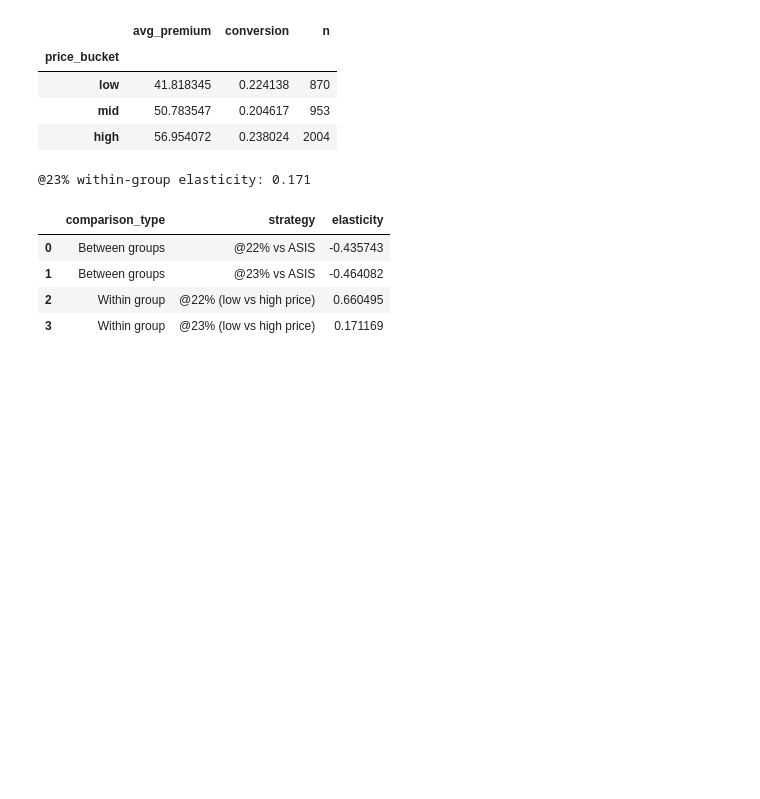
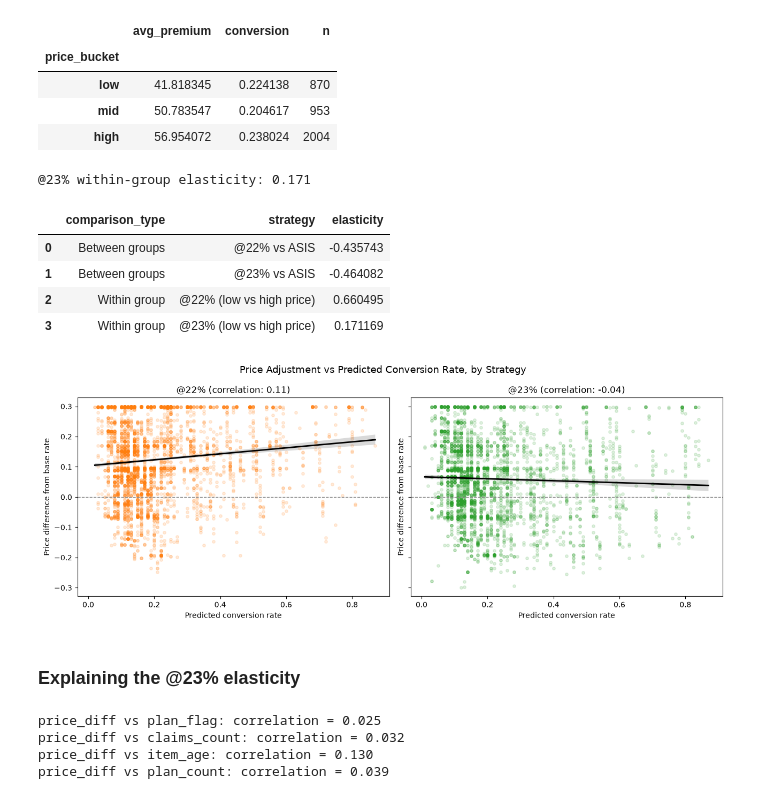
Before and after one commit to SiriJ079/dg-pricing-analysis-case-study, a Jupyter notebook: notebooks/04_task_c_price_elasticity.ipynb, the cells around one changed output. Cells and saved outputs as stored; diff of their text form; code cells hidden in the pictures; blank space fills up the shorter version.

```diff
--- a/notebooks/04_task_c_price_elasticity.ipynb
+++ b/notebooks/04_task_c_price_elasticity.ipynb
@@ -149,3 +149,58 @@ elasticity_summary.to_csv("../outputs/tables/task_c_elasticity.csv", index=False
 | 1 | Between groups | @23% vs ASIS | -0.464082 |
 | 2 | Within group | @22% (low vs high price) | 0.660495 |
 | 3 | Within group | @23% (low vs high price) | 0.171169 |
+# %%
+import matplotlib.pyplot as plt
+import seaborn as sns
+from pathlib import Path
+
+plot_data = df_analysis[df_analysis["pricing_point"].isin(["@22%", "@23%"])]
+
+fig, axes = plt.subplots(1, 2, figsize=(13, 5), sharey=True, sharex=True)
+
+for ax, strategy, color in zip(axes, ["@22%", "@23%"], ["tab:orange", "tab:green"]):
+    subset = plot_data[plot_data["pricing_point"] == strategy]
+
+    sns.regplot(
+        data=subset,
+        x="predictedconversionrate",
+        y="price_diff",
+        scatter_kws={"alpha": 0.15, "s": 15, "color": color},
+        line_kws={"color": "black", "linewidth": 2},
+        ax=ax
+    )
+
+    corr = subset["price_diff"].corr(subset["predictedconversionrate"])
+    ax.set_title(f"{strategy} (correlation: {corr:.2f})")
+    ax.axhline(0, color="grey", linestyle="--", linewidth=1)
+    ax.set_xlabel("Predicted conversion rate")
+    ax.set_ylabel("Price difference from base rate")
+
+fig.suptitle("Price Adjustment vs Predicted Conversion Rate, by Strategy", fontsize=13)
+plt.tight_layout()
+plt.savefig(FIGURES_DIR / "price_diff_vs_predicted_conversion.png", dpi=200, bbox_inches="tight")
+plt.show()
+# %% [output]
+[figure, added]
+# %% [markdown]
+### Explaining the @23% elasticity
+# %%
+candidate_vars = [
+    "plan_flag",
+    "item_category_name_enc",
+    "claims_count",
+    "item_age",
+    "plan_count"
+]
+
+subset_23 = df_analysis[df_analysis["pricing_point"] == "@23%"].copy()
+
+for col in candidate_vars:
+    if col in subset_23.columns:
+        corr = subset_23["price_diff"].corr(pd.to_numeric(subset_23[col], errors="coerce"))
+        print(f"price_diff vs {col}: correlation = {corr:.3f}")
+# %% [output]
+price_diff vs plan_flag: correlation = 0.025
+price_diff vs claims_count: correlation = 0.032
+price_diff vs item_age: correlation = 0.130
+price_diff vs plan_count: correlation = 0.039
```
Also changed, not shown: parts of 3 cells of this notebook, 7 other files.
